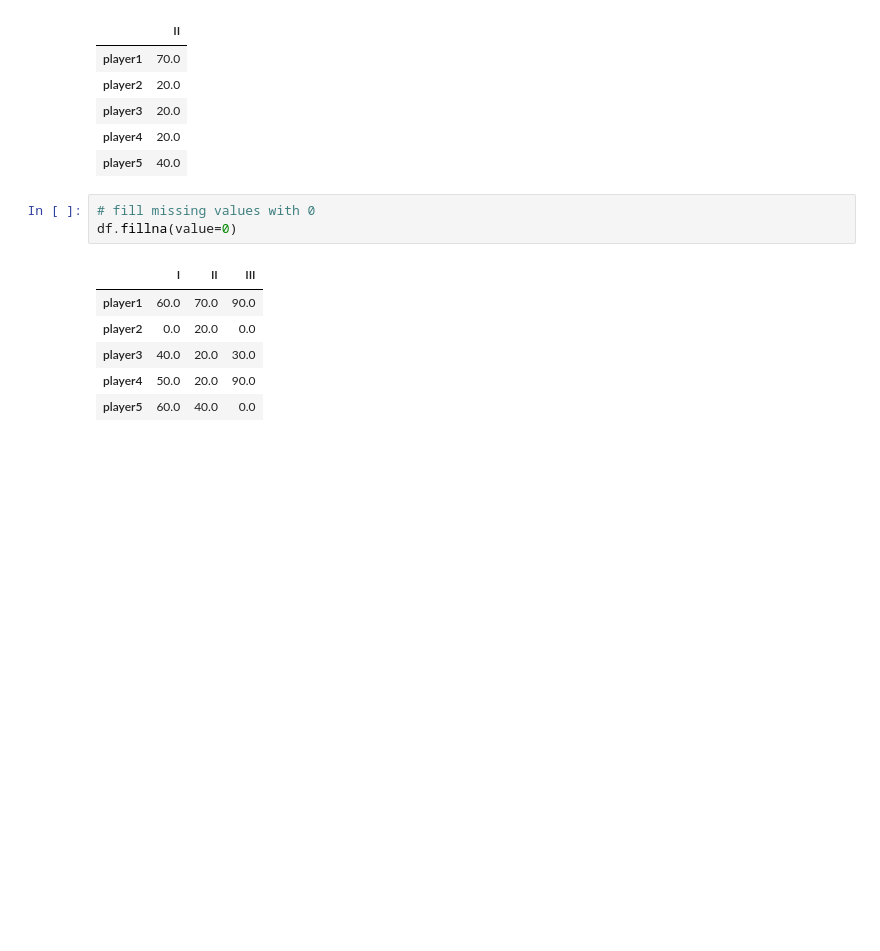
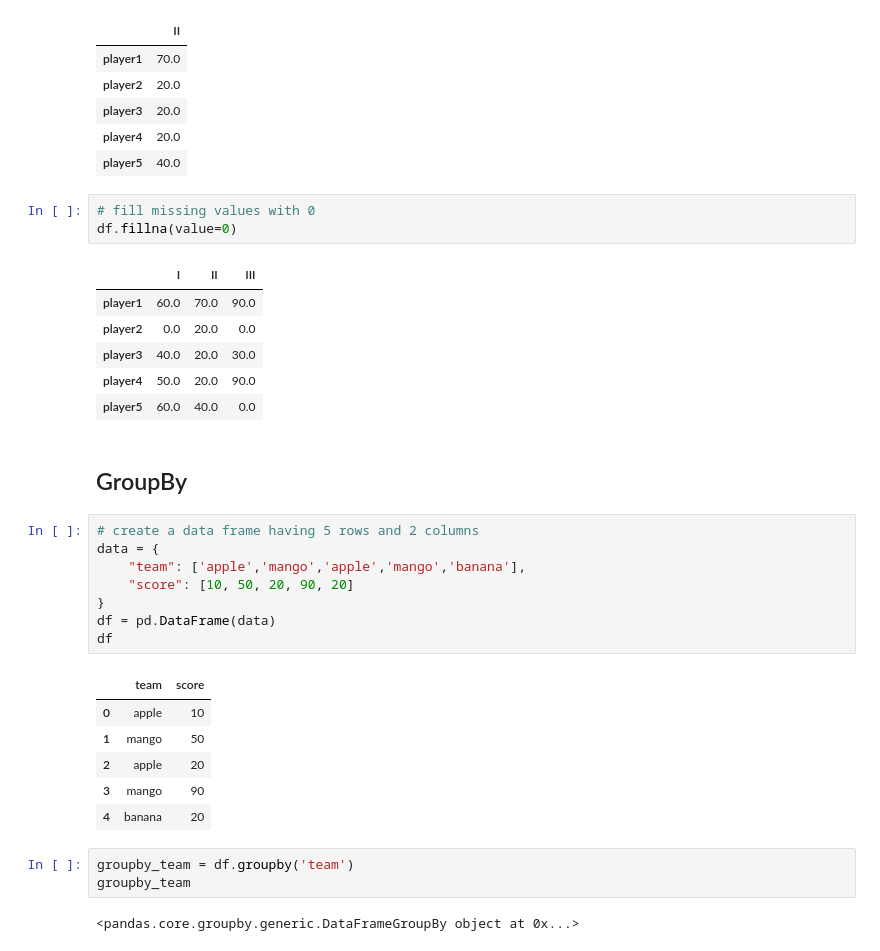
Before and after one commit to yusufshakeel/python-bootcamp, a Jupyter notebook: pandas/pandas-intro.ipynb, the cells around one changed output. Cells and saved outputs as stored; diff of their text form; blank space fills up the shorter version.

```diff
--- a/pandas/pandas-intro.ipynb
+++ b/pandas/pandas-intro.ipynb
@@ -382,3 +382,25 @@ df.fillna(value=0)
 | player3 | 40.0 | 20.0 | 30.0 |
 | player4 | 50.0 | 20.0 | 90.0 |
 | player5 | 60.0 | 40.0 | 0.0 |
+# %% [markdown]
+## GroupBy
+# %%
+# create a data frame having 5 rows and 2 columns
+data = {
+    "team": ['apple','mango','apple','mango','banana'],
+    "score": [10, 50, 20, 90, 20]
+}
+df = pd.DataFrame(data)
+df
+# %% [output]
+|  | team | score |
+| 0 | apple | 10 |
+| 1 | mango | 50 |
+| 2 | apple | 20 |
+| 3 | mango | 90 |
+| 4 | banana | 20 |
+# %%
+groupby_team = df.groupby('team')
+groupby_team
+# %% [output]
+<pandas.core.groupby.generic.DataFrameGroupBy object at 0x...>
```
Also changed, not shown: parts of 5 cells of this notebook, 1 other file.
